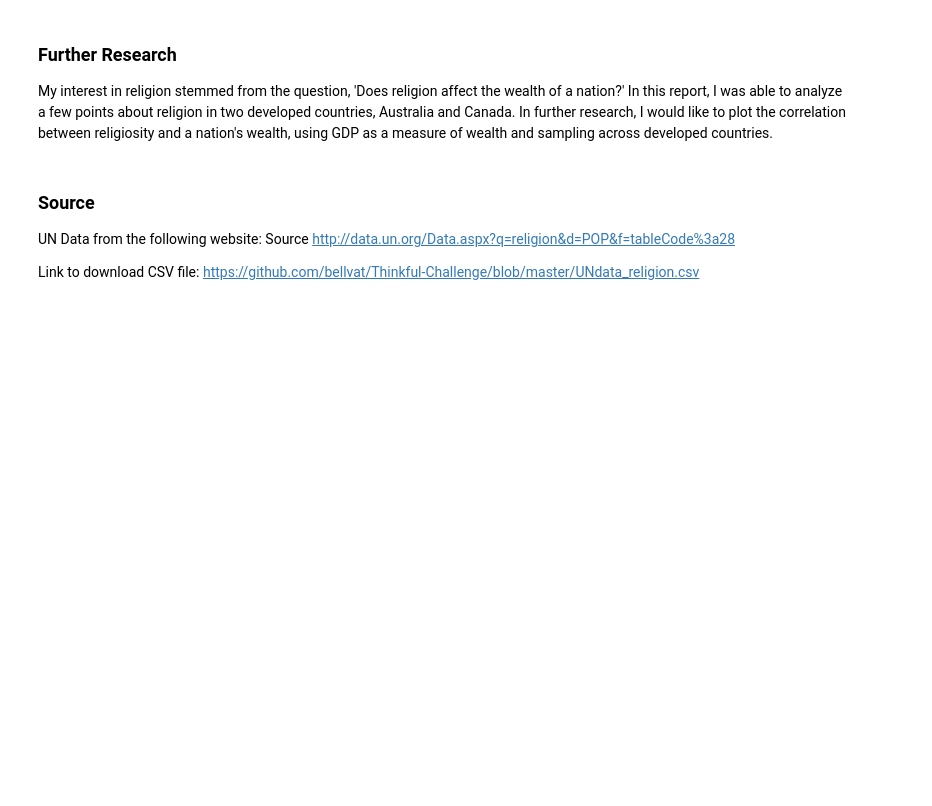
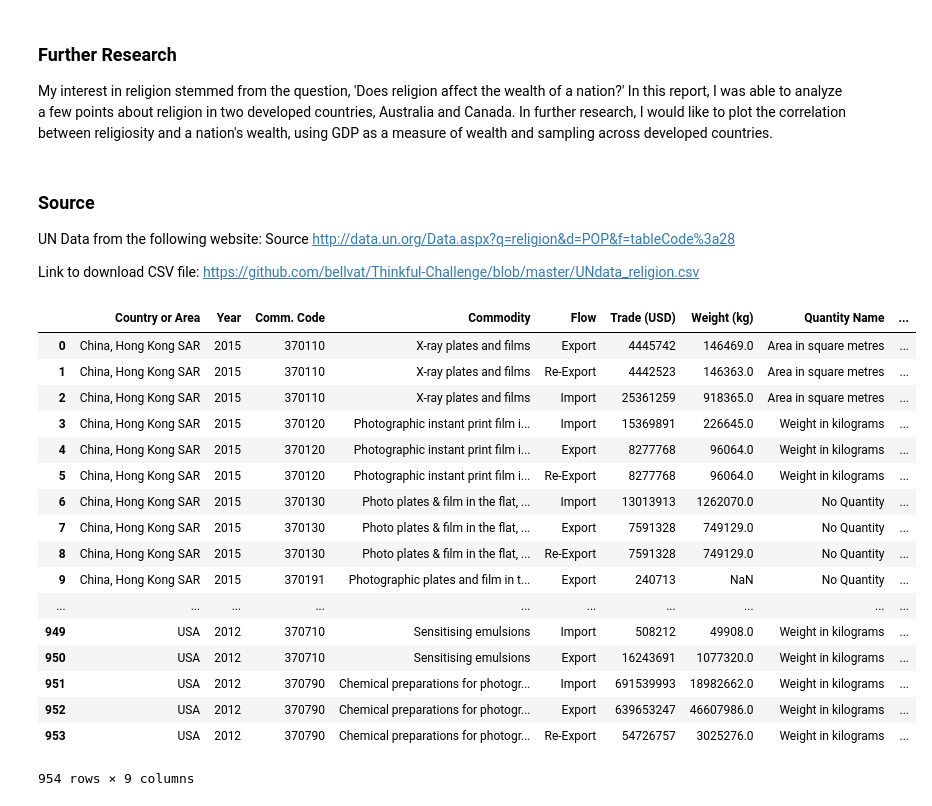
Before and after one commit to bellvat/Thinkful-Challenge, a Jupyter notebook: Thinkful Capstone (Draft).ipynb, the cells around one changed output. Drawn from its saved outputs; the diff is of its cells as text; code cells hidden in the pictures; blank space fills up the shorter version.

```diff
--- a/Thinkful Capstone (Draft).ipynb
+++ b/Thinkful Capstone (Draft).ipynb
@@ -53,3 +53,25 @@ My interest in religion stemmed from the question, 'Does religion affect the wea
 UN Data from the following website: Source http://data.un.org/Data.aspx?q=religion&d=POP&f=tableCode%3a28
 
 Link to download CSV file: https://github.com/bellvat/Thinkful-Challenge/blob/master/UNdata_religion.csv
+# %%
+import pandas as pd
+pd.read_csv('UNcinema.csv')
+# %% [output]
+|  | Country or Area | Year | Comm. Code | Commodity | Flow | Trade (USD) | Weight (kg) | Quantity Name | ... |
+| 0 | China, Hong Kong SAR | 2015 | 370110 | X-ray plates and films | Export | 4445742 | 146469.0 | Area in square metres | ... |
+| 1 | China, Hong Kong SAR | 2015 | 370110 | X-ray plates and films | Re-Export | 4442523 | 146363.0 | Area in square metres | ... |
+| 2 | China, Hong Kong SAR | 2015 | 370110 | X-ray plates and films | Import | 25361259 | 918365.0 | Area in square metres | ... |
+| 3 | China, Hong Kong SAR | 2015 | 370120 | Photographic instant print film i... | Import | 15369891 | 226645.0 | Weight in kilograms | ... |
+| 4 | China, Hong Kong SAR | 2015 | 370120 | Photographic instant print film i... | Export | 8277768 | 96064.0 | Weight in kilograms | ... |
+| 5 | China, Hong Kong SAR | 2015 | 370120 | Photographic instant print film i... | Re-Export | 8277768 | 96064.0 | Weight in kilograms | ... |
+| 6 | China, Hong Kong SAR | 2015 | 370130 | Photo plates & film in the flat, ... | Import | 13013913 | 1262070.0 | No Quantity | ... |
+| 7 | China, Hong Kong SAR | 2015 | 370130 | Photo plates & film in the flat, ... | Export | 7591328 | 749129.0 | No Quantity | ... |
+| 8 | China, Hong Kong SAR | 2015 | 370130 | Photo plates & film in the flat, ... | Re-Export | 7591328 | 749129.0 | No Quantity | ... |
+| 9 | China, Hong Kong SAR | 2015 | 370191 | Photographic plates and film in t... | Export | 240713 | NaN | No Quantity | ... |
+| ... | ... | ... | ... | ... | ... | ... | ... | ... | ... |
+| 949 | USA | 2012 | 370710 | Sensitising emulsions | Import | 508212 | 49908.0 | Weight in kilograms | ... |
+| 950 | USA | 2012 | 370710 | Sensitising emulsions | Export | 16243691 | 1077320.0 | Weight in kilograms | ... |
+| 951 | USA | 2012 | 370790 | Chemical preparations for photogr... | Import | 691539993 | 18982662.0 | Weight in kilograms | ... |
+| 952 | USA | 2012 | 370790 | Chemical preparations for photogr... | Export | 639653247 | 46607986.0 | Weight in kilograms | ... |
+| 953 | USA | 2012 | 370790 | Chemical preparations for photogr... | Re-Export | 54726757 | 3025276.0 | Weight in kilograms | ... |
+954 rows × 9 columns
```
